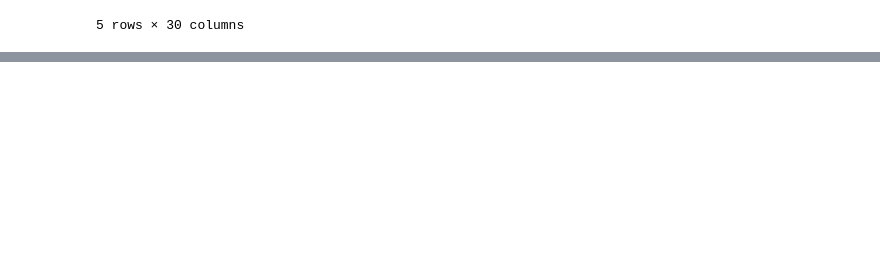
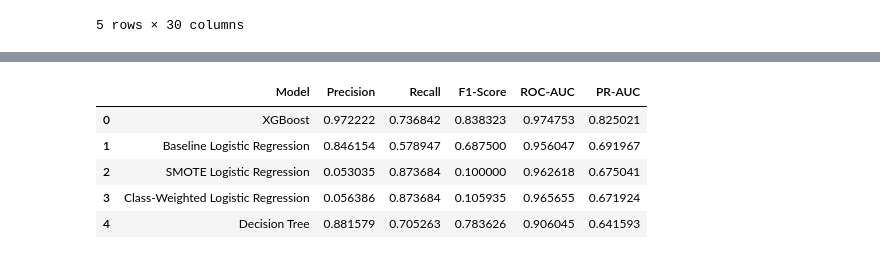
Before and after one commit to ad-Dinesh/credit-card-fraud-detection, a Jupyter notebook: notebooks/05_preprocessing_feature.ipynb, the cells around one changed output, grey strips where cells are left out. Cells and saved outputs as stored; diff of their text form; code cells hidden in the pictures; blank space fills up the shorter version.

```diff
--- a/notebooks/05_preprocessing_feature.ipynb
+++ b/notebooks/05_preprocessing_feature.ipynb
@@ -47,0 +469,12 @@ X_train_scaled.head()
+# %%
+model_comparison.sort_values(
+    by="PR-AUC",
+    ascending=False
+).reset_index(drop=True)
+# %% [output]
+|  | Model | Precision | Recall | F1-Score | ROC-AUC | PR-AUC |
+| 0 | XGBoost | 0.972222 | 0.736842 | 0.838323 | 0.974753 | 0.825021 |
+| 1 | Baseline Logistic Regression | 0.846154 | 0.578947 | 0.687500 | 0.956047 | 0.691967 |
+| 2 | SMOTE Logistic Regression | 0.053035 | 0.873684 | 0.100000 | 0.962618 | 0.675041 |
+| 3 | Class-Weighted Logistic Regression | 0.056386 | 0.873684 | 0.105935 | 0.965655 | 0.671924 |
+| 4 | Decision Tree | 0.881579 | 0.705263 | 0.783626 | 0.906045 | 0.641593 |
```
Also changed, not shown: parts of 55 cells of this notebook.
